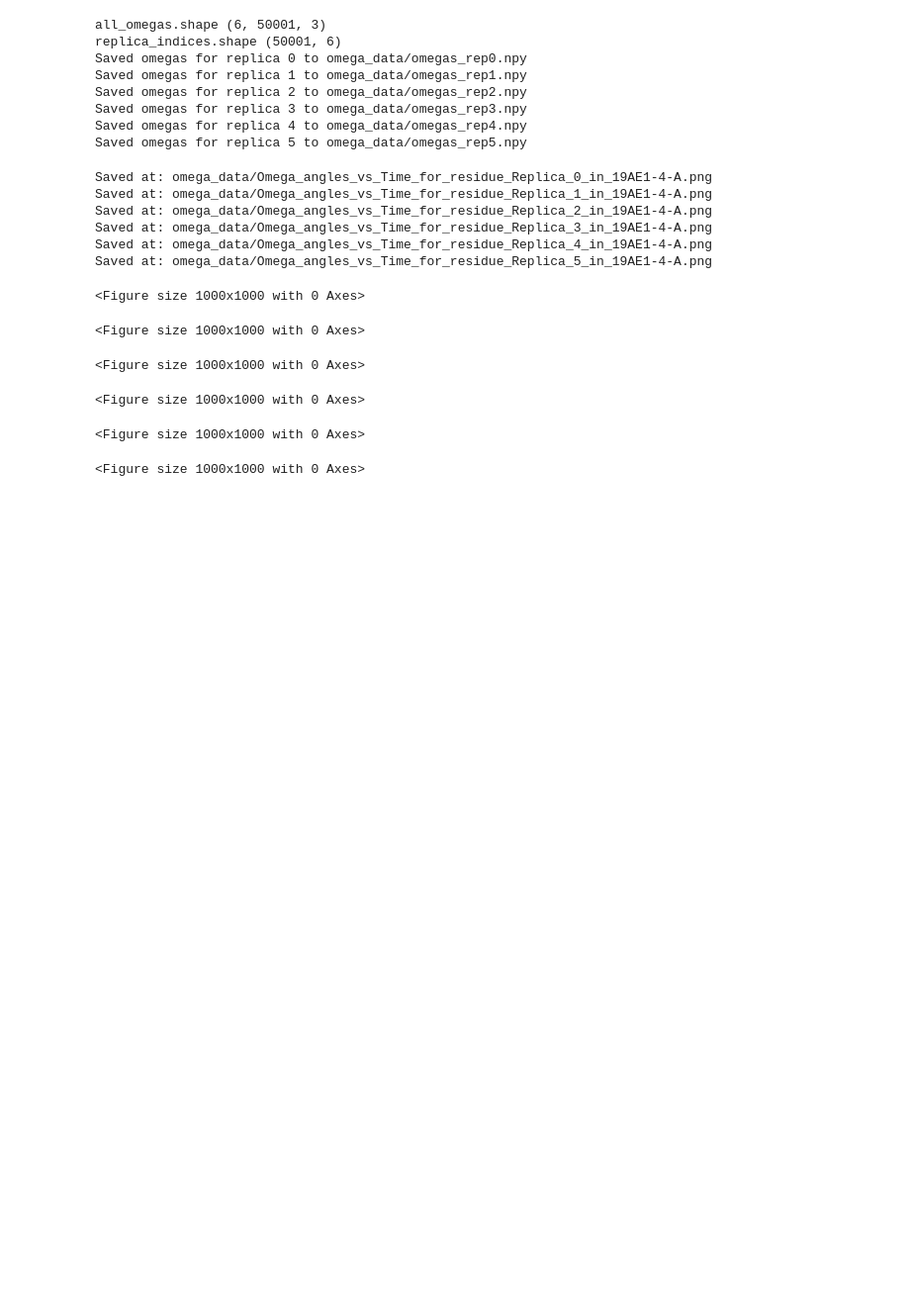
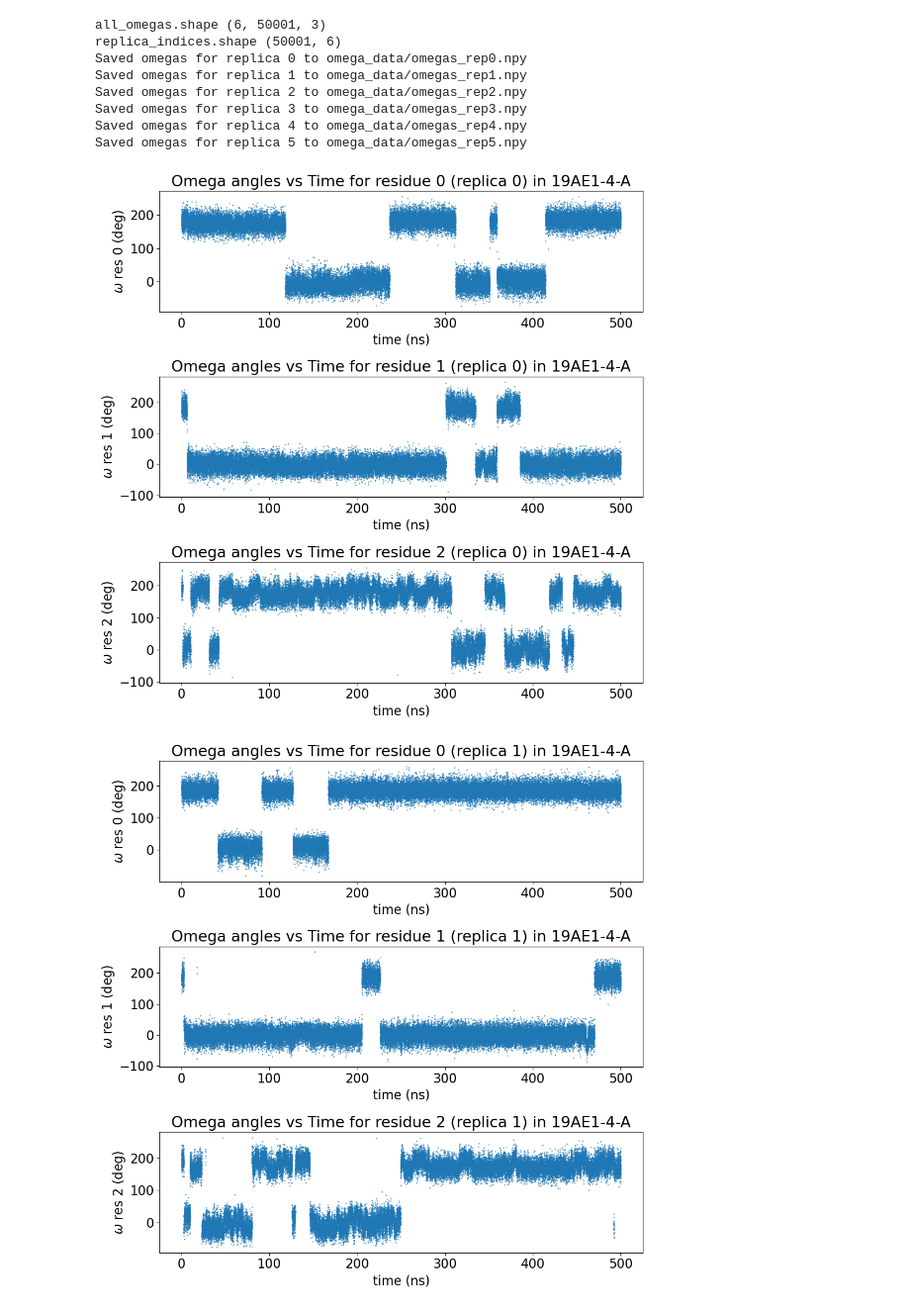
Before and after one commit to starwingc/peptoid_24summer, a Jupyter notebook: peptoid/19AE1-4-A/GAFF/protonated/HREX_500ns/omega_analysis.ipynb, the cells around one changed output. Shown at 99% size. Drawn from its saved outputs; the diff is of its cells as text; code cells hidden in the pictures; blank space fills up the shorter version.

```diff
--- a/peptoid/19AE1-4-A/GAFF/protonated/HREX_500ns/omega_analysis.ipynb
+++ b/peptoid/19AE1-4-A/GAFF/protonated/HREX_500ns/omega_analysis.ipynb
@@ -121,0 +141,6 @@ print(np.load('omega_data/omegas_state0.npy')[:5])
+# %%
+nstates = 6
+
+for i in range(nstates):
+    omegas = np.load(f"omega_data/omegas_state{i}.npy")
+    print(f'state {i}:, {omegas.shape}')
@@ -167,6 +209,5 @@ Output saved to state0_log.dat
 # %%
-# Load in the omega values for all replicas
-all_omegas = []
+all_omegas = [] # Load in the omega values for all replicas
 for state in range(6):  # Adjust the range to include all replicas
     all_omegas.append(np.load(f"omega_data/omegas_state{state}.npy"))
 all_omegas = np.array(all_omegas)  # (nreps, nsnaps, nresidues)
@@ -174,19 +215,22 @@ print('all_omegas.shape', all_omegas.shape)
 #print(all_omegas[:5])
 
 # Arrange each snapshot by replica (not temp)
-replica_indices = np.loadtxt('state0_log.dat')
+replica_indices = np.loadtxt('replica_indices.dat')
 print("replica_indices.shape", replica_indices.shape)
+#print(replica_indices)
+
+all_omegas_by_replica = np.zeros(all_omegas.shape)
 
 start = 0
 nsnaps = 50001
 nreps = 6
 for i in range(nsnaps):
     Ind = np.argsort(replica_indices[i, :])
-    all_omegas[:, i, :] = all_omegas[Ind, i, :]
+    all_omegas_by_replica[:, i, :] = all_omegas[Ind, i, :]
 
 # Save the data for each state once
 for rep in range(nreps):
-    np.save(f"omega_data/omegas_rep{rep}.npy", all_omegas[rep, :, :])
+    np.save(f"omega_data/omegas_rep{rep}.npy", all_omegas_by_replica[rep, :, :])
     print(f"Saved omegas for replica {rep} to omega_data/omegas_rep{rep}.npy")
     #print(np.load(f'omega_data/omegas_rep{rep}.npy')[:5])
 # %% [output]
@@ -200,37 +244,34 @@ Saved omegas for replica 4 to omega_data/omegas_rep4.npy
 Saved omegas for replica 5 to omega_data/omegas_rep5.npy
 # %%
 # Adjust omega values into the range (-90, 270)
-all_omegas = (all_omegas + 90.0) % 360.0 - 90.0
+all_omegas_by_replica = (all_omegas_by_replica + 90.0) % 360.0 - 90.0
 
 start = 0
 nsnaps = 50001
 nreps = 6
 residues_to_plot = [0, 1, 2]
+num_residues = len(residues_to_plot)
+
+ShowPlots = True
 
 # Plot omega angles vs time for selected residues for each replica
 for i in range(nreps):
     plt.figure(figsize=(10, 10))
     for panel, residue in enumerate(residues_to_plot, 1):
         plt.subplot(num_residues, 1, panel)
         t = np.arange(start, nsnaps) * 0.010  # Time axis in ns
-        plt.plot(t, all_omegas[i, start:nsnaps, residue])
+        plt.plot(t, all_omegas_by_replica[i, start:nsnaps, residue], '.', ms=1)
         plt.xlabel('time (ns)')
         plt.ylabel(f'$\\omega$ res {residue} (deg)')
-        plt.title(f'Omega angles vs Time for residue (Replica {i}) in 19AE1-4-A')
+        plt.title(f'Omega angles vs Time for residue {residue} (replica {i}) in 19AE1-4-A')
     plt.tight_layout()
-    plt.savefig(f'omega_data/Omega_angles_vs_Time_for_residue_Replica_{i}_in_19AE1-4-A.png')
-    print(f"Saved at: omega_data/Omega_angles_vs_Time_for_residue_Replica_{i}_in_19AE1-4-A.png")
-    plt.clf()  # Clear the figure for the next set of plots
+    if ShowPlots:
+        plt.show()
+    else:
+        outfilename = f'omega_data/Omega_angles_vs_Time_residue_{residue}_Replica_{i}_in_19AE1-4-A.png'
+        plt.savefig(outfilename)
+        print(f"Saved at: {outfilename}")
+        plt.clf()  # Clear the figure for the next set of plots
 # %% [output]
-Saved at: omega_data/Omega_angles_vs_Time_for_residue_Replica_0_in_19AE1-4-A.png
-Saved at: omega_data/Omega_angles_vs_Time_for_residue_Replica_1_in_19AE1-4-A.png
-Saved at: omega_data/Omega_angles_vs_Time_for_residue_Replica_2_in_19AE1-4-A.png
-Saved at: omega_data/Omega_angles_vs_Time_for_residue_Replica_3_in_19AE1-4-A.png
-Saved at: omega_data/Omega_angles_vs_Time_for_residue_Replica_4_in_19AE1-4-A.png
-Saved at: omega_data/Omega_angles_vs_Time_for_residue_Replica_5_in_19AE1-4-A.png
-<Figure size 1000x1000 with 0 Axes>
-<Figure size 1000x1000 with 0 Axes>
-<Figure size 1000x1000 with 0 Axes>
-<Figure size 1000x1000 with 0 Axes>
-<Figure size 1000x1000 with 0 Axes>
-<Figure size 1000x1000 with 0 Axes>
+[figure, added]
+[figure, added]
```
Also changed, not shown: parts of 23 cells of this notebook, 2 other files.
